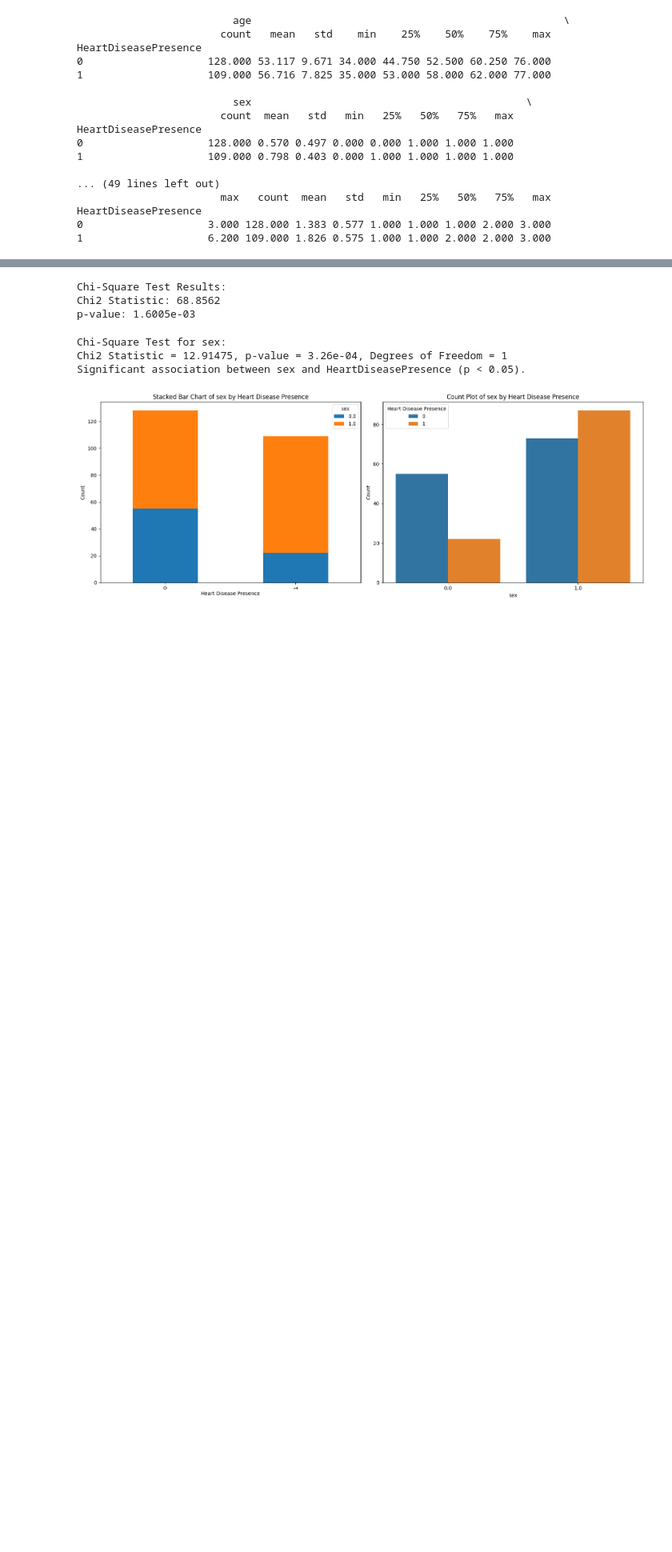
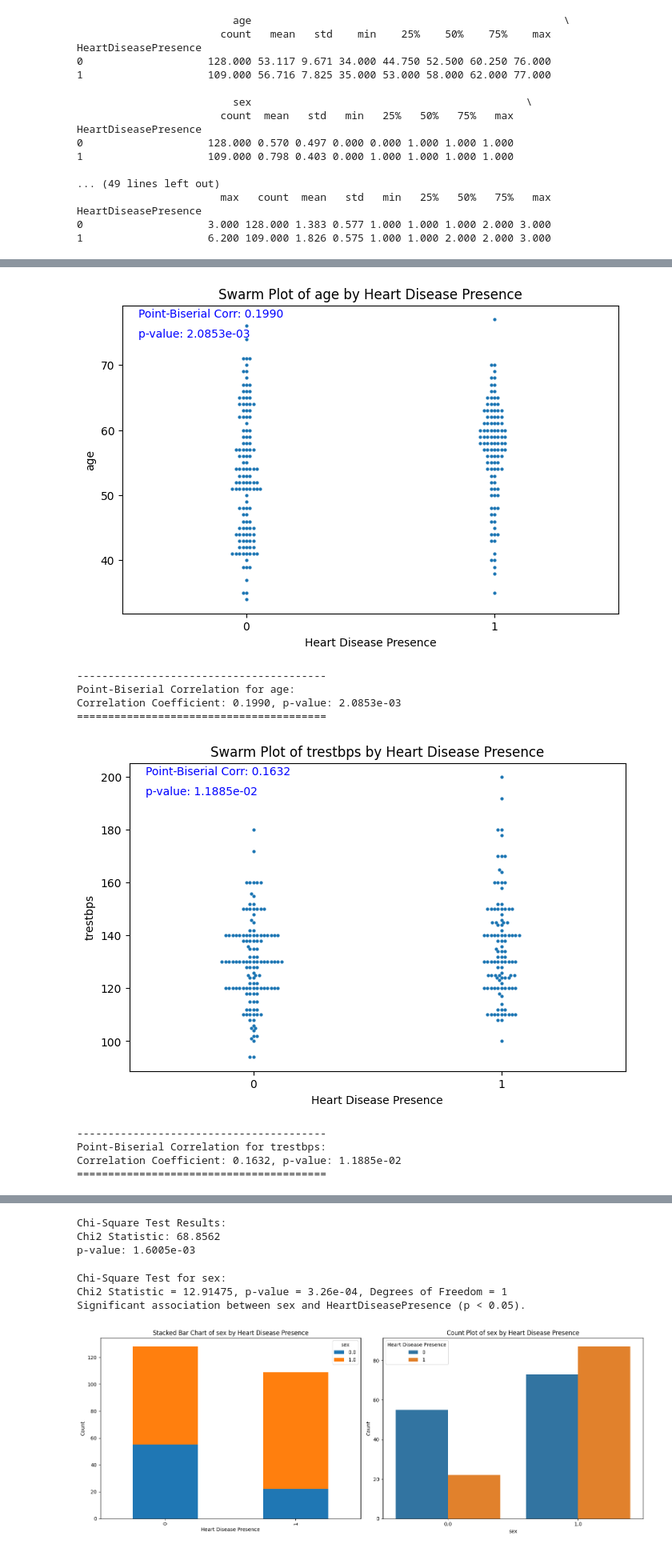
Before and after one commit to Jdasanja/masters_thesis, a Jupyter notebook: Exploratory_data_analysis_4_binary_classification.ipynb, the cells around one changed output, grey strips where cells are left out. Shown at 80% size. Drawn from its saved outputs; the diff is of its cells as text; code cells hidden in the pictures; blank space fills up the shorter version.

```diff
--- a/Exploratory_data_analysis_4_binary_classification.ipynb
+++ b/Exploratory_data_analysis_4_binary_classification.ipynb
@@ -391,0 +379,50 @@ Chi2 Statistic: 97.9348, p-value: 1.2566e-01
+# %%
+from scipy.stats import chi2_contingency, pointbiserialr
+import seaborn as sns
+import pandas as pd
+import matplotlib.pyplot as plt
+
+# List of columns to exclude
+exclude_columns = ['sex', 'cp', 'fbs', 'restecg', 'exang', 'slope', 'ca', 'thal', 'oldpeak', 'chol']
+
+# Iterate only through columns not in exclude_columns
+for column in [col for col in X_train.columns if col not in exclude_columns]:
+    plt.figure(figsize=(8, 5))
+
+    # Perform Chi-Square test (for later use)
+    contingency_table = pd.crosstab(train_data[column], train_data['HeartDiseasePresence'])
+    chi2, p, dof, expected = chi2_contingency(contingency_table)
+
+    # Calculate Point-Biserial Correlation Coefficient
+    biserial_corr, biserial_p = pointbiserialr(train_data[column], train_data['HeartDiseasePresence'])
+
+    # Visualize the distribution using a swarm plot
+    sns.swarmplot(data=train_data, x='HeartDiseasePresence', y=column, size=3)
+    plt.title(f'Swarm Plot of {column} by Heart Disease Presence')
+    plt.xlabel('Heart Disease Presence')
+    plt.ylabel(column)
+
+    # Add Point-Biserial correlation to the plot
+    plt.figtext(0.15, 0.85, f'Point-Biserial Corr: {biserial_corr:.4f}', fontsize=10, color='blue')
+    plt.figtext(0.15, 0.80, f'p-value: {biserial_p:.4e}', fontsize=10, color='blue')
+
+    plt.show()
+
+    # Print the test results in the console for reference
+   # print(f'Chi-Square Test for {column}:')
+   # print(f'Chi2 Statistic: {chi2:.4f}, p-value: {p:.4e}')
+    print('-' * 40)
+    print(f'Point-Biserial Correlation for {column}:')
+    print(f'Correlation Coefficient: {biserial_corr:.4f}, p-value: {biserial_p:.4e}')
+    print('=' * 40)
+# %% [output]
+[figure, added]
+----------------------------------------
+Point-Biserial Correlation for age:
+Correlation Coefficient: 0.1990, p-value: 2.0853e-03
+========================================
+[figure, added]
+----------------------------------------
+Point-Biserial Correlation for trestbps:
+Correlation Coefficient: 0.1632, p-value: 1.1885e-02
+========================================
```
Also changed, not shown: parts of 3 cells of this notebook.
